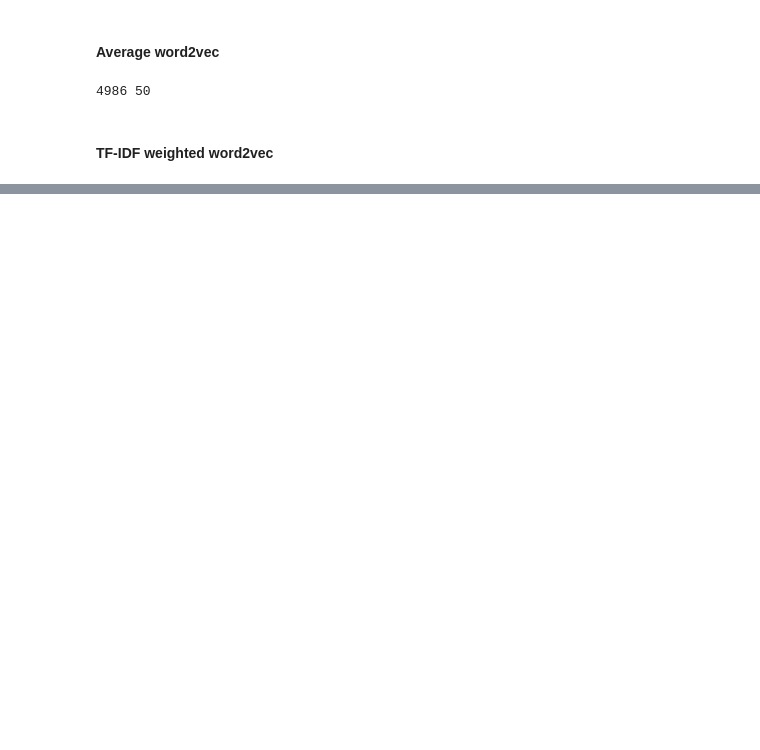
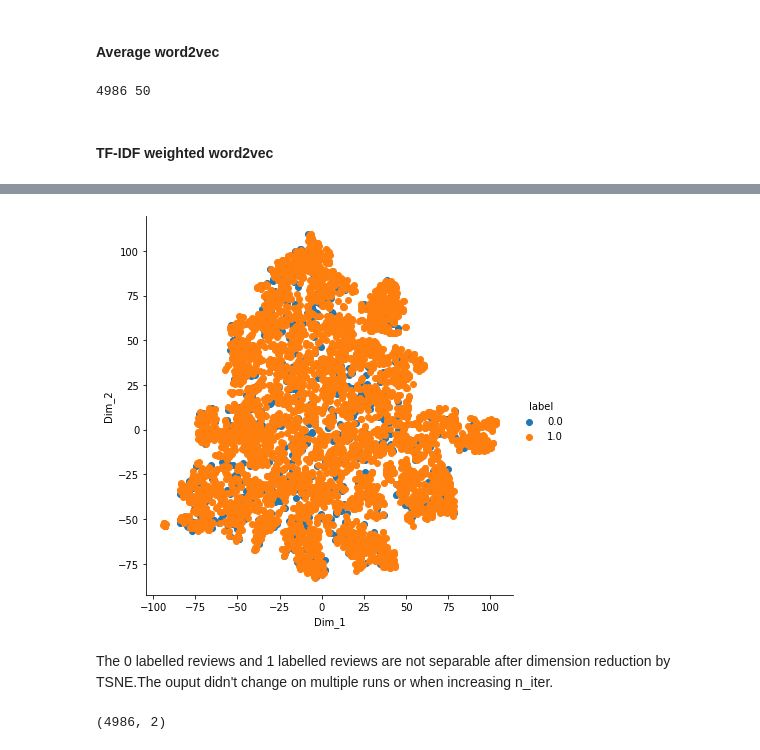
Before and after one commit to iamsims/PracticalAI, a Jupyter notebook: Notebooks/Text Preprocessing and Featurization.ipynb, the cells around one changed output, grey strips where cells are left out. Saved outputs shown, nothing was run; the diff lists cells and outputs as text; code cells hidden in the pictures; blank space fills up the shorter version.

```diff
--- a/Notebooks/Text Preprocessing and Featurization.ipynb
+++ b/Notebooks/Text Preprocessing and Featurization.ipynb
@@ -436,0 +493,21 @@ for sentence in  tqdm(list_of_sentence):
+# %%
+
+tsne_data = np.vstack((tsne_emb.T, labels)).T
+tsne_df = pd.DataFrame(data=tsne_data, columns=("Dim_1", "Dim_2", "label"))
+sn.FacetGrid(tsne_df, hue="label", height=6).map(plt.scatter, 'Dim_1', 'Dim_2').add_legend()
+
+plt.show()
+# %% [output]
+[figure, added]
+# %% [markdown]
+The 0 labelled reviews and 1 labelled reviews are not separable after dimension reduction by TSNE.The ouput didn't change on multiple runs or when increasing n_iter.
+# %%
+model =TSNE(n_components=2, random_state=0,perplexity=50, n_iter=5000)
+# default perplexity = 30
+# default learning rate = 200
+# default Maximum number of iterations for the optimization = 1000
+
+tsne_emb =model.fit_transform(std_avg_w2v)
+tsne_emb.shape
+# %% [output]
+(4986, 2)
```
Also changed, not shown: parts of 43 cells of this notebook, 2 other files.
